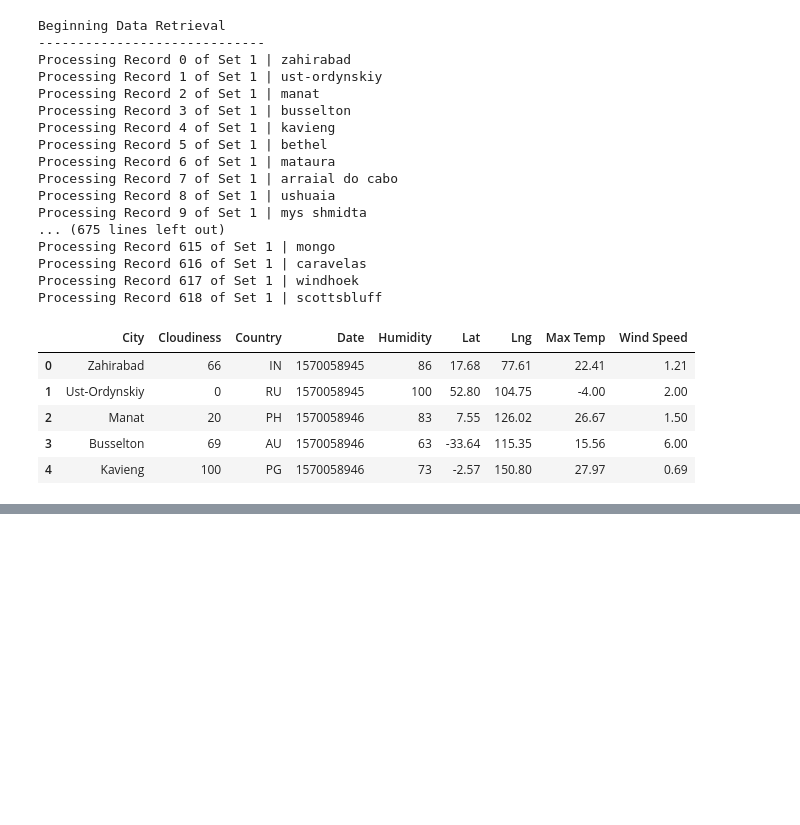
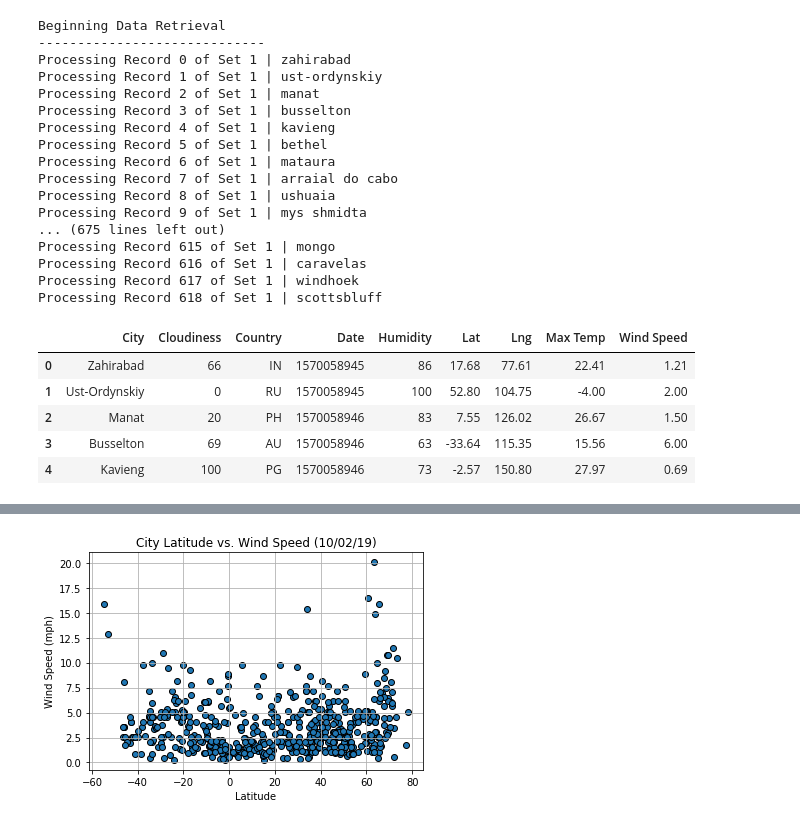
Before and after one commit to mitchellcapell95/Python-APIs, a Jupyter notebook: WeatherPy.ipynb, the cells around one changed output, grey strips where cells are left out. Saved outputs shown, nothing was run; the diff lists cells and outputs as text; code cells hidden in the pictures; blank space fills up the shorter version.

```diff
--- a/WeatherPy.ipynb
+++ b/WeatherPy.ipynb
@@ -143,0 +228,18 @@ weather_df.to_csv("weather_data.csv", encoding="utf-8", index=False)
+# %%
+#Latitude vs. Wind Speed Plot
+
+plt.scatter(final_weather_df["Lat"], final_weather_df["Wind Speed"], marker="o",edgecolor='black')
+
+# Incorporate the other graph properties
+plt.title("City Latitude vs. Wind Speed (10/02/19)")
+plt.ylabel("Wind Speed (mph)")
+plt.xlabel("Latitude")
+plt.grid(True)
+
+# Save the figure
+plt.savefig("Lat&Wind.png")
+
+# Show plot
+plt.show()
+# %% [output]
+[figure, added]
```
Also changed, not shown: parts of 6 cells of this notebook, 4 other files.
